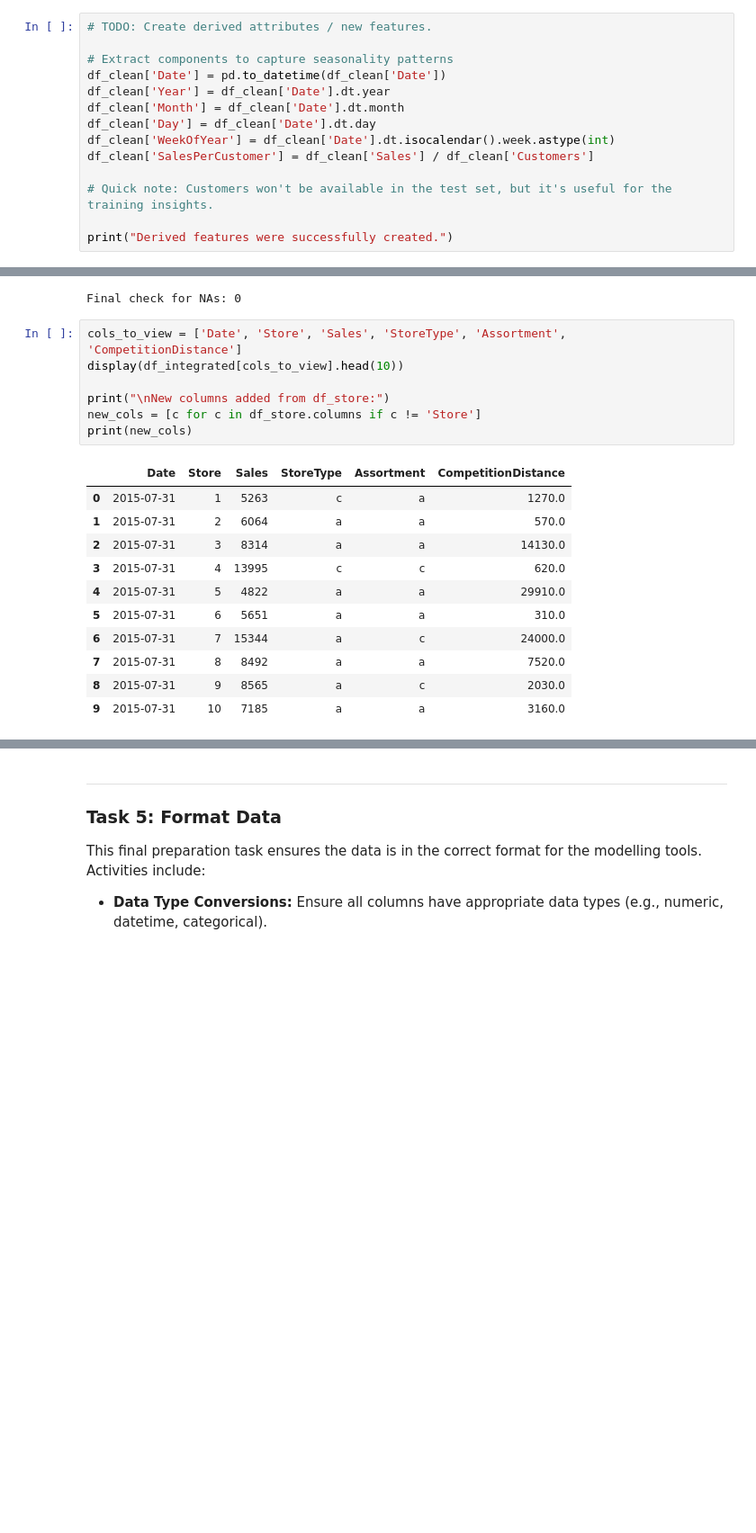
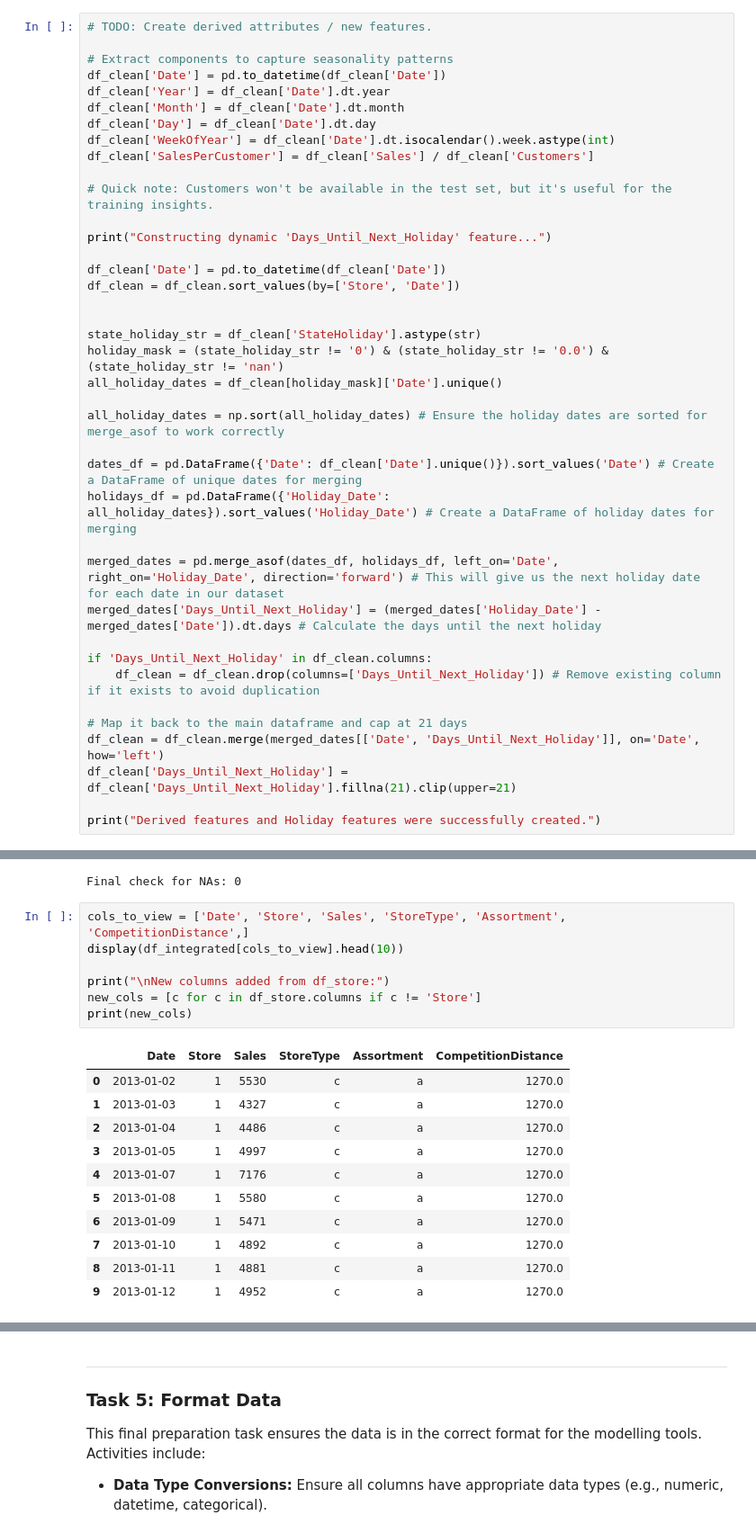
Before and after one commit to ali-albakri/KH5004CMD-Rossmann, a Jupyter notebook: notebooks/Phase_3_Data_Preparation.ipynb, the cells around one changed output, grey strips where cells are left out. Shown at 90% size. Drawn from its saved outputs; the diff is of its cells as text; blank space fills up the shorter version.

```diff
--- a/notebooks/Phase_3_Data_Preparation.ipynb
+++ b/notebooks/Phase_3_Data_Preparation.ipynb
@@ -140,5 +140,30 @@ df_clean['SalesPerCustomer'] = df_clean['Sales'] / df_clean['Customers']
 
 # Quick note: Customers won't be available in the test set, but it's useful for the training insights.
 
-print("Derived features were successfully created.")
+print("Constructing dynamic 'Days_Until_Next_Holiday' feature...")
+
+df_clean['Date'] = pd.to_datetime(df_clean['Date'])
+df_clean = df_clean.sort_values(by=['Store', 'Date'])
+
+
+state_holiday_str = df_clean['StateHoliday'].astype(str)
+holiday_mask = (state_holiday_str != '0') & (state_holiday_str != '0.0') & (state_holiday_str != 'nan')
+all_holiday_dates = df_clean[holiday_mask]['Date'].unique()
+
+all_holiday_dates = np.sort(all_holiday_dates) # Ensure the holiday dates are sorted for merge_asof to work correctly
+
+dates_df = pd.DataFrame({'Date': df_clean['Date'].unique()}).sort_values('Date') # Create a DataFrame of unique dates for merging
+holidays_df = pd.DataFrame({'Holiday_Date': all_holiday_dates}).sort_values('Holiday_Date') # Create a DataFrame of holiday dates for merging
+
+merged_dates = pd.merge_asof(dates_df, holidays_df, left_on='Date', right_on='Holiday_Date', direction='forward') # This will give us the next holiday date for each date in our dataset
+merged_dates['Days_Until_Next_Holiday'] = (merged_dates['Holiday_Date'] - merged_dates['Date']).dt.days # Calculate the days until the next holiday
+
+if 'Days_Until_Next_Holiday' in df_clean.columns:
+    df_clean = df_clean.drop(columns=['Days_Until_Next_Holiday']) # Remove existing column if it exists to avoid duplication
+
+# Map it back to the main dataframe and cap at 21 days
+df_clean = df_clean.merge(merged_dates[['Date', 'Days_Until_Next_Holiday']], on='Date', how='left')
+df_clean['Days_Until_Next_Holiday'] = df_clean['Days_Until_Next_Holiday'].fillna(21).clip(upper=21)
+
+print("Derived features and Holiday features were successfully created.")
 # %% [output]
@@ -203,24 +229,24 @@ print(f"Final check for NAs: {df_integrated.isnull().sum().sum()}")
 # %% [output]
 Final check for NAs: 0
 # %%
-cols_to_view = ['Date', 'Store', 'Sales', 'StoreType', 'Assortment', 'CompetitionDistance']
+cols_to_view = ['Date', 'Store', 'Sales', 'StoreType', 'Assortment', 'CompetitionDistance',]
 display(df_integrated[cols_to_view].head(10))
 
 print("\nNew columns added from df_store:")
 new_cols = [c for c in df_store.columns if c != 'Store']
 print(new_cols)
 # %% [output]
 |  | Date | Store | Sales | StoreType | Assortment | CompetitionDistance |
-| 0 | 2015-07-31 | 1 | 5263 | c | a | 1270.0 |
-| 1 | 2015-07-31 | 2 | 6064 | a | a | 570.0 |
-| 2 | 2015-07-31 | 3 | 8314 | a | a | 14130.0 |
-| 3 | 2015-07-31 | 4 | 13995 | c | c | 620.0 |
-| 4 | 2015-07-31 | 5 | 4822 | a | a | 29910.0 |
-| 5 | 2015-07-31 | 6 | 5651 | a | a | 310.0 |
-| 6 | 2015-07-31 | 7 | 15344 | a | c | 24000.0 |
-| 7 | 2015-07-31 | 8 | 8492 | a | a | 7520.0 |
-| 8 | 2015-07-31 | 9 | 8565 | a | c | 2030.0 |
-| 9 | 2015-07-31 | 10 | 7185 | a | a | 3160.0 |
+| 0 | 2013-01-02 | 1 | 5530 | c | a | 1270.0 |
+| 1 | 2013-01-03 | 1 | 4327 | c | a | 1270.0 |
+| 2 | 2013-01-04 | 1 | 4486 | c | a | 1270.0 |
+| 3 | 2013-01-05 | 1 | 4997 | c | a | 1270.0 |
+| 4 | 2013-01-07 | 1 | 7176 | c | a | 1270.0 |
+| 5 | 2013-01-08 | 1 | 5580 | c | a | 1270.0 |
+| 6 | 2013-01-09 | 1 | 5471 | c | a | 1270.0 |
+| 7 | 2013-01-10 | 1 | 4892 | c | a | 1270.0 |
+| 8 | 2013-01-11 | 1 | 4881 | c | a | 1270.0 |
+| 9 | 2013-01-12 | 1 | 4952 | c | a | 1270.0 |
 New columns added from df_store:
 ['StoreType', 'Assortment', 'CompetitionDistance', 'CompetitionOpenSinceMonth', 'CompetitionOpenSinceYear', 'Promo2', 'Promo2SinceWeek', 'Promo2SinceYear', 'PromoInterval']
 # %% [markdown]
```
Also changed, not shown: parts of 4 cells of this notebook, 10 other files.
